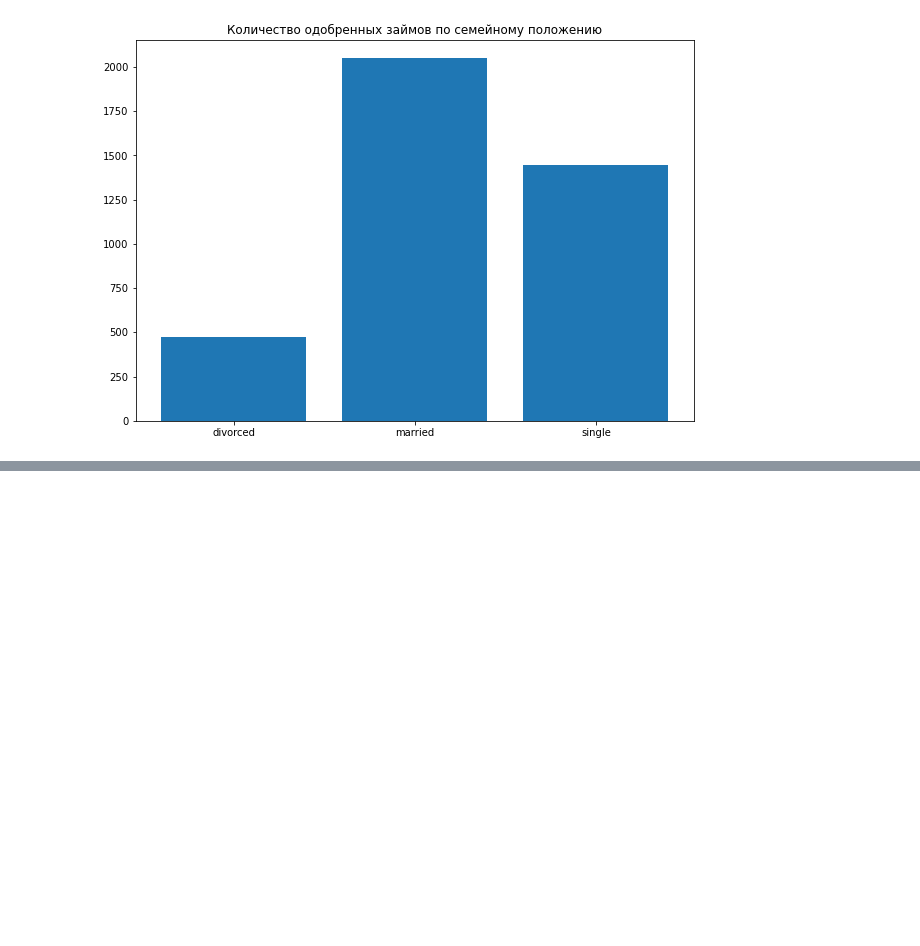
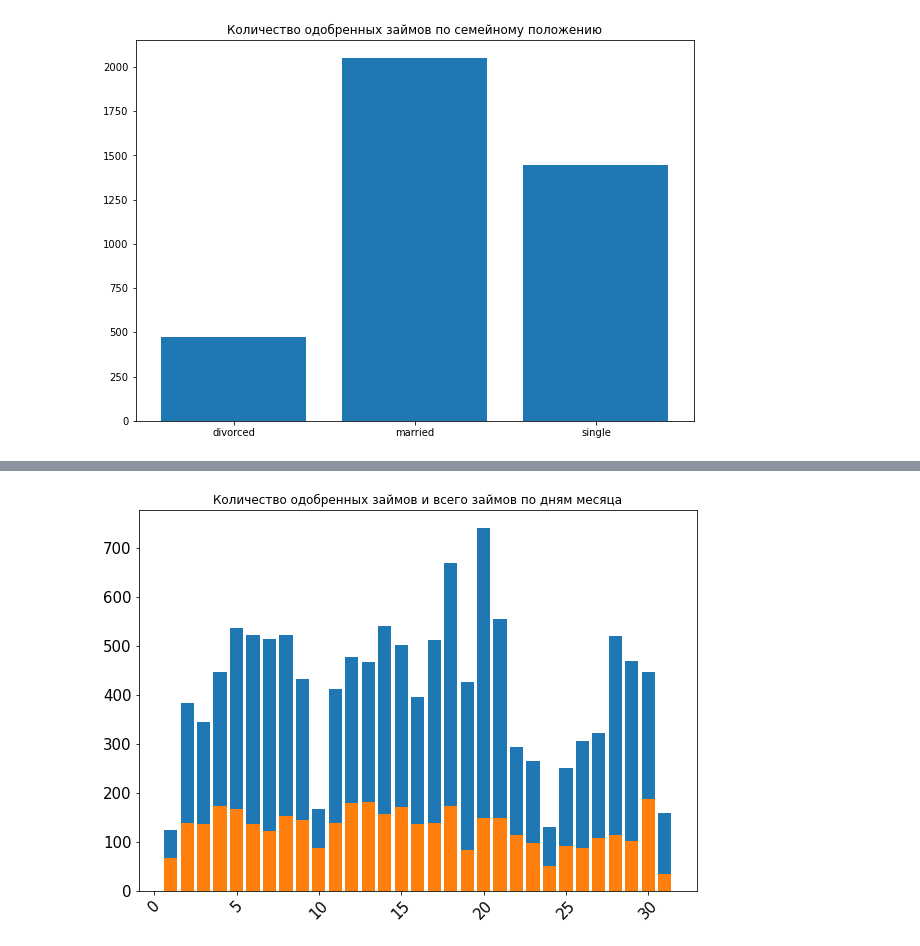
Before and after one commit to IYuminov/assessment_for_MFO, a Jupyter notebook: ml_assessment.ipynb, the cells around one changed output, grey strips where cells are left out. Saved outputs shown, nothing was run; the diff lists cells and outputs as text; code cells hidden in the pictures; blank space fills up the shorter version.

```diff
--- a/ml_assessment.ipynb
+++ b/ml_assessment.ipynb
@@ -239,2 +207,0 @@ education
-# %%
-df = pd.get_dummies(df, columns = type_obj)
@@ -240,0 +216,12 @@ df = pd.get_dummies(df, columns = type_obj)
+# %%
+day_ID = df.groupby('day')[['ID']].count()
+day_ID1 = df_y_1.groupby('day')[['ID']].count()
+
+plt.figure(figsize=(10, 7))
+plt.title('Количество одобренных займов и всего займов по дням месяца')
+plt.bar(day_ID.index, day_ID["ID"])
+plt.bar(day_ID1.index, day_ID1["ID"])
+plt.xticks(rotation=45)
+plt.tick_params(labelsize = 15);
+# %% [output]
+[figure, added]
```
Also changed, not shown: parts of 37 cells of this notebook.
